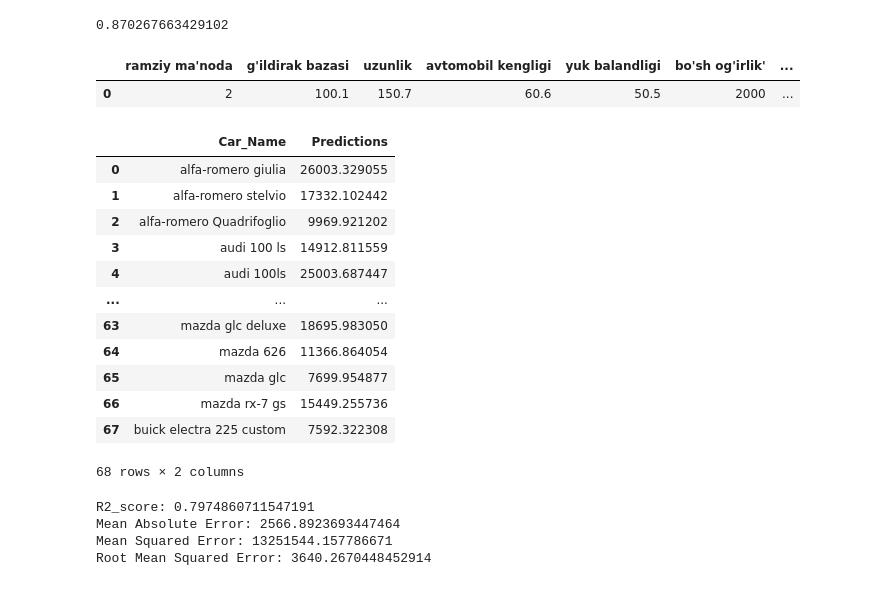
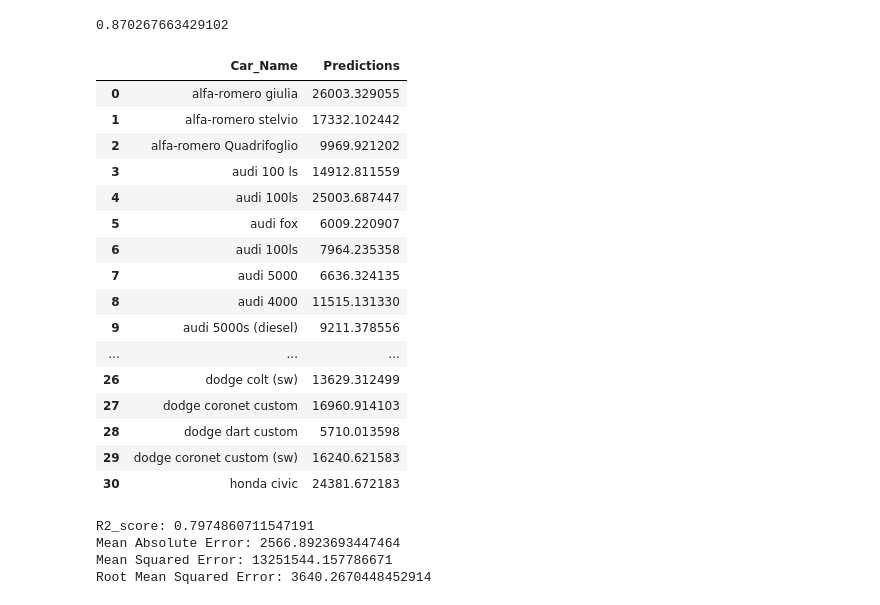
Before and after one commit to abd1bayev/Vehicle-analysis_and_forecasting, a Jupyter notebook: Car_analysis.ipynb, the cells around one changed output. Drawn from its saved outputs; the diff is of its cells as text; code cells hidden in the pictures.

```diff
--- a/Car_analysis.ipynb
+++ b/Car_analysis.ipynb
@@ -281,31 +281,32 @@ model.score(xtrain, ytrain)
 # %% [output]
 0.870267663429102
 # %%
-malibu = pd.read_csv("Malibu.csv")
-malibu
+# malibu = pd.read_csv("Malibu.csv")
+# malibu
-# %% [output]
-|  | ramziy ma'noda | g'ildirak bazasi | uzunlik | avtomobil kengligi | yuk balandligi | bo'sh og'irlik' | ... |
-| 0 | 2 | 100.1 | 150.7 | 60.6 | 50.5 | 2000 | ... |
 # %%
 predictions = model.predict(xtest)
 a = car_data.iloc[[0,1,2,3,4,5,6,7,8,9,10,11,12,13,14,15,16,17,18,19,20,21,22,23,24,25,26,27,28,29,30,31,32,33,34,35,36,37,38,39,40,41,42,43,44,45,46,47,48,49,50,51,52,53,54,55,56,57,58,59,60,61,62,63,64,65,66,67]]
 data = pd.DataFrame({"Car_Name":a.CarName, "Predictions": predictions})
 # %%
-data
+data.head(31)
 # %% [output]
 |  | Car_Name | Predictions |
 | 0 | alfa-romero giulia | 26003.329055 |
 | 1 | alfa-romero stelvio | 17332.102442 |
 | 2 | alfa-romero Quadrifoglio | 9969.921202 |
 | 3 | audi 100 ls | 14912.811559 |
 | 4 | audi 100ls | 25003.687447 |
+| 5 | audi fox | 6009.220907 |
+| 6 | audi 100ls | 7964.235358 |
+| 7 | audi 5000 | 6636.324135 |
+| 8 | audi 4000 | 11515.131330 |
+| 9 | audi 5000s (diesel) | 9211.378556 |
 | ... | ... | ... |
-| 63 | mazda glc deluxe | 18695.983050 |
-| 64 | mazda 626 | 11366.864054 |
-| 65 | mazda glc | 7699.954877 |
-| 66 | mazda rx-7 gs | 15449.255736 |
-| 67 | buick electra 225 custom | 7592.322308 |
+| 26 | dodge colt (sw) | 13629.312499 |
+| 27 | dodge coronet custom | 16960.914103 |
+| 28 | dodge dart custom | 5710.013598 |
+| 29 | dodge coronet custom (sw) | 16240.621583 |
+| 30 | honda civic | 24381.672183 |
-68 rows × 2 columns
 # %%
 print('R2_score:', r2_score(ytest, predictions))
 print('Mean Absolute Error:', mean_absolute_error(ytest, predictions))
```
